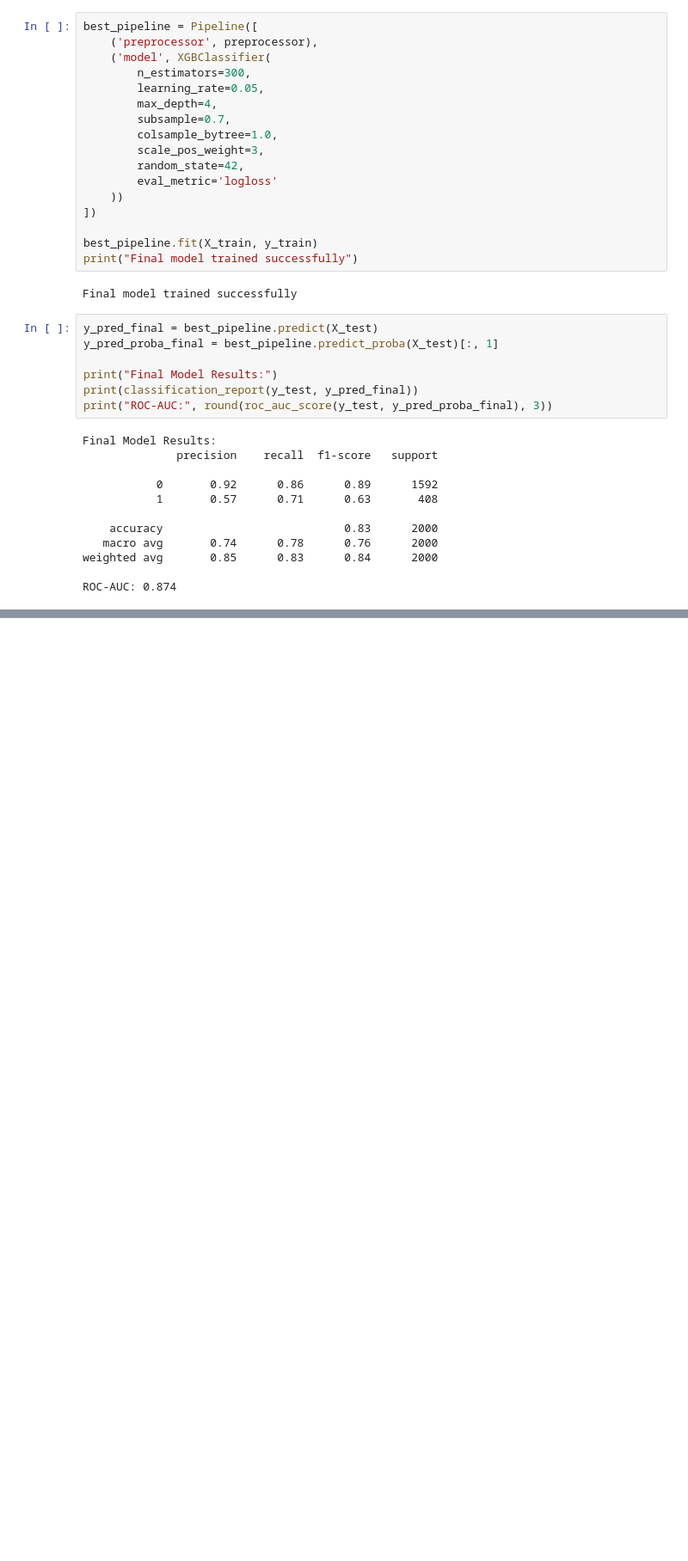
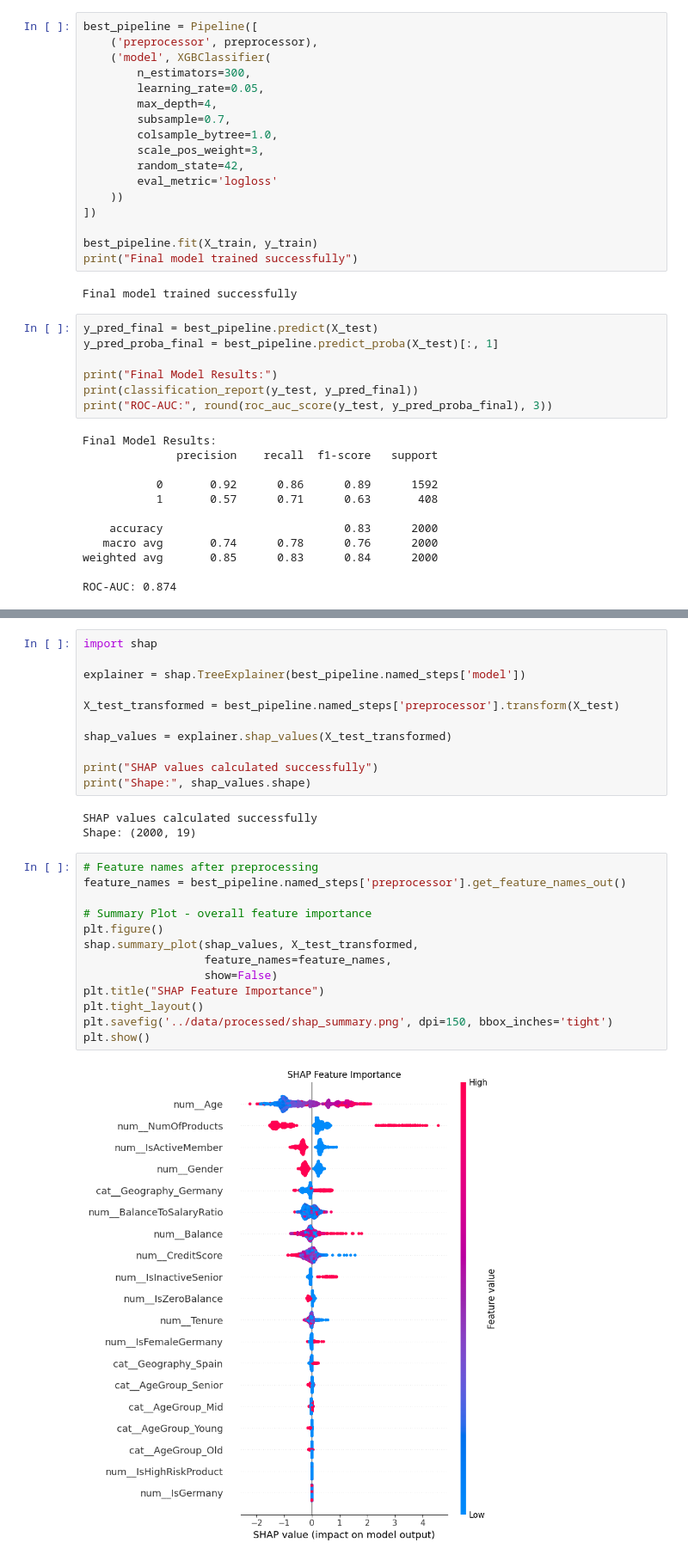
Before and after one commit to Parth2711b/Customer-churn-prediction-and-retention-analytics, a Jupyter notebook: notebooks/model_engineering.ipynb, the cells around one changed output, grey strips where cells are left out. Shown at 86% size. Drawn from its saved outputs; the diff is of its cells as text; blank space fills up the shorter version.

```diff
--- a/notebooks/model_engineering.ipynb
+++ b/notebooks/model_engineering.ipynb
@@ -385,0 +557,29 @@ ROC-AUC: 0.874
+# %%
+import shap
+
+explainer = shap.TreeExplainer(best_pipeline.named_steps['model'])
+
+X_test_transformed = best_pipeline.named_steps['preprocessor'].transform(X_test)
+
+shap_values = explainer.shap_values(X_test_transformed)
+
+print("SHAP values calculated successfully")
+print("Shape:", shap_values.shape)
+# %% [output]
+SHAP values calculated successfully
+Shape: (2000, 19)
+# %%
+# Feature names after preprocessing
+feature_names = best_pipeline.named_steps['preprocessor'].get_feature_names_out()
+
+# Summary Plot - overall feature importance
+plt.figure()
+shap.summary_plot(shap_values, X_test_transformed,
+                  feature_names=feature_names,
+                  show=False)
+plt.title("SHAP Feature Importance")
+plt.tight_layout()
+plt.savefig('../data/processed/shap_summary.png', dpi=150, bbox_inches='tight')
+plt.show()
+# %% [output]
+[figure, added]
```
Also changed, not shown: parts of 10 cells of this notebook, 6 other files.
